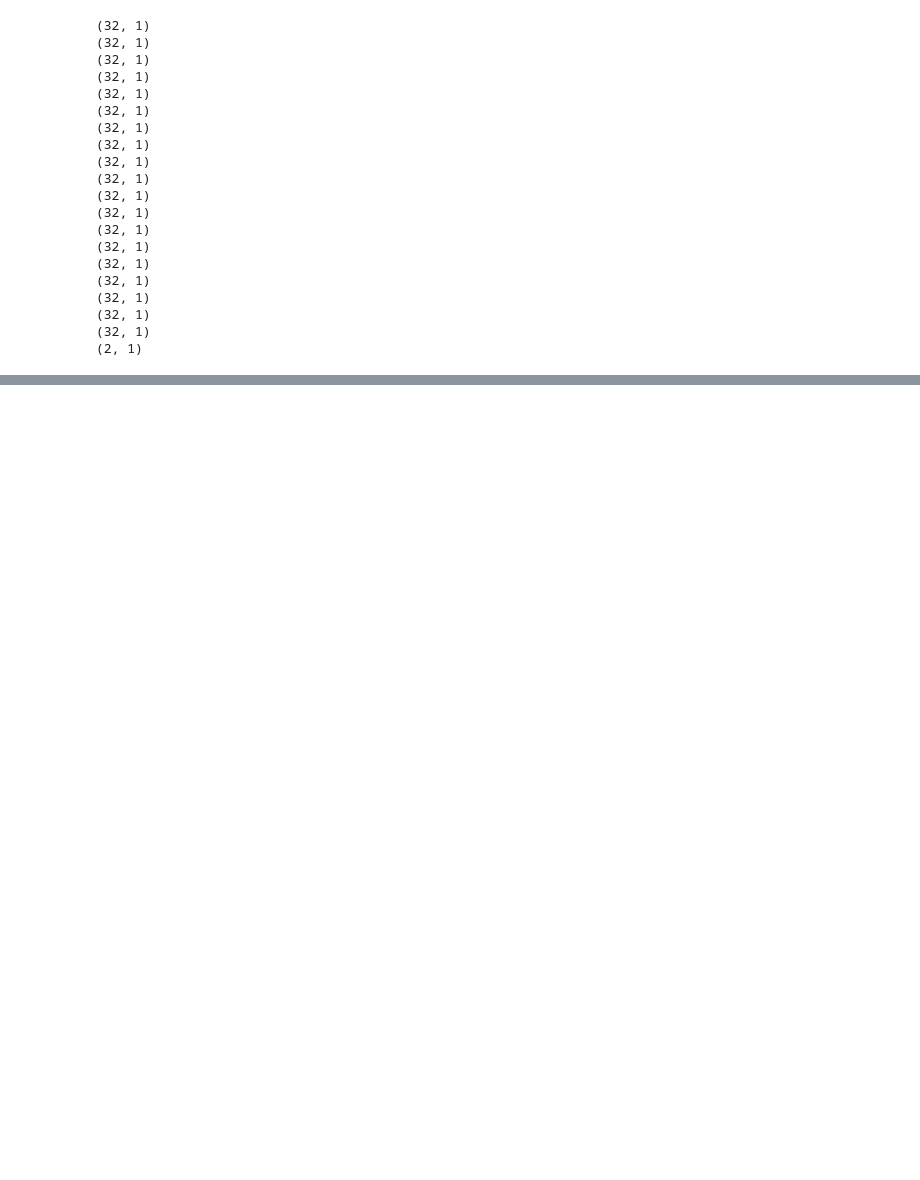
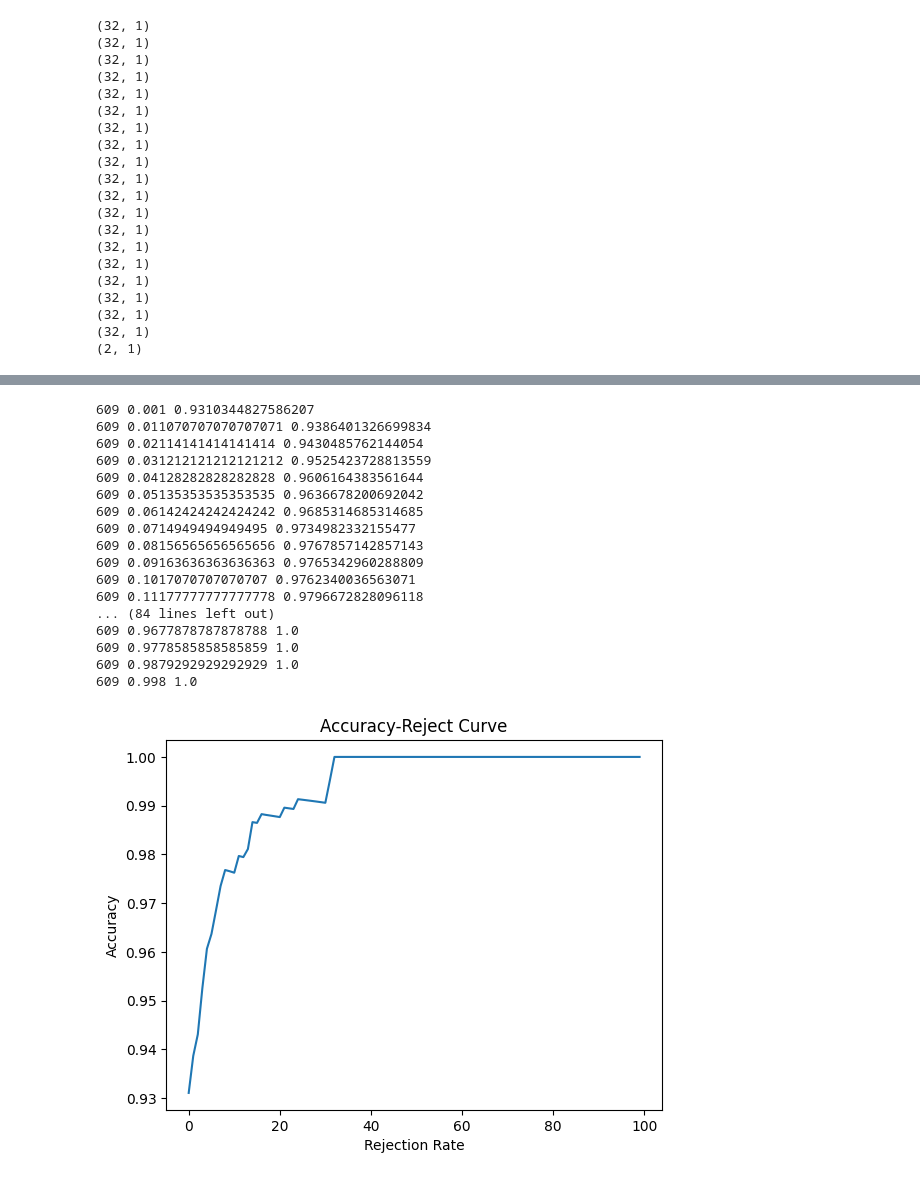
Before and after one commit to ikboljon/uncertainty_benchmark, a Jupyter notebook: experiments/notebooks/mcdropout.ipynb, the cells around one changed output, grey strips where cells are left out. Drawn from its saved outputs; the diff is of its cells as text; code cells hidden in the pictures; blank space fills up the shorter version.

```diff
--- a/experiments/notebooks/mcdropout.ipynb
+++ b/experiments/notebooks/mcdropout.ipynb
@@ -293,0 +363,50 @@ auc(rejection_rates, accuracies)
+# %%
+# Assuming predictions are the class with the highest mean probability
+predicted_classes = mc_mean.argmax(axis=1)
+# predicted_class_uncertainty = mc_uncertainty[np.arange(len(mc_uncertainty)), predicted_classes]
+
+# Assuming test_labels is a list or array of the true labels
+test_labels = targets
+accuracies = []
+rejection_rates = np.linspace(0.001, 0.998, 100)
+
+
+for rejection_rate in rejection_rates:
+    num_keep = int(len(confidences) * (1 - rejection_rate))
+    indices_to_keep = np.argsort(confidences)[-num_keep:]
+
+    # indices_to_keep = sorted_indices[num_keep:]
+
+    selected_labels = test_labels[indices_to_keep]
+    selected_predictions = np.argmax(mc_mean, axis=1)[indices_to_keep]
+
+    accuracy = accuracy_score(selected_labels, selected_predictions)
+    print(num_reject, rejection_rate, accuracy)
+
+    accuracies.append(accuracy)
+
+# Plotting the accuracy-reject curve
+plt.plot(accuracies)
+plt.xlabel('Rejection Rate')
+plt.ylabel('Accuracy')
+plt.title('Accuracy-Reject Curve')
+plt.show()
+# %% [output]
+609 0.001 0.9310344827586207
+609 0.011070707070707071 0.9386401326699834
+609 0.02114141414141414 0.9430485762144054
+609 0.031212121212121212 0.9525423728813559
+609 0.04128282828282828 0.9606164383561644
+609 0.05135353535353535 0.9636678200692042
+609 0.06142424242424242 0.9685314685314685
+609 0.0714949494949495 0.9734982332155477
+609 0.08156565656565656 0.9767857142857143
+609 0.09163636363636363 0.9765342960288809
+609 0.1017070707070707 0.9762340036563071
+609 0.11177777777777778 0.9796672828096118
+... (84 lines left out)
+609 0.9677878787878788 1.0
+609 0.9778585858585859 1.0
+609 0.9879292929292929 1.0
+609 0.998 1.0
+[figure, added]
```
Also changed, not shown: parts of 17 cells of this notebook.
